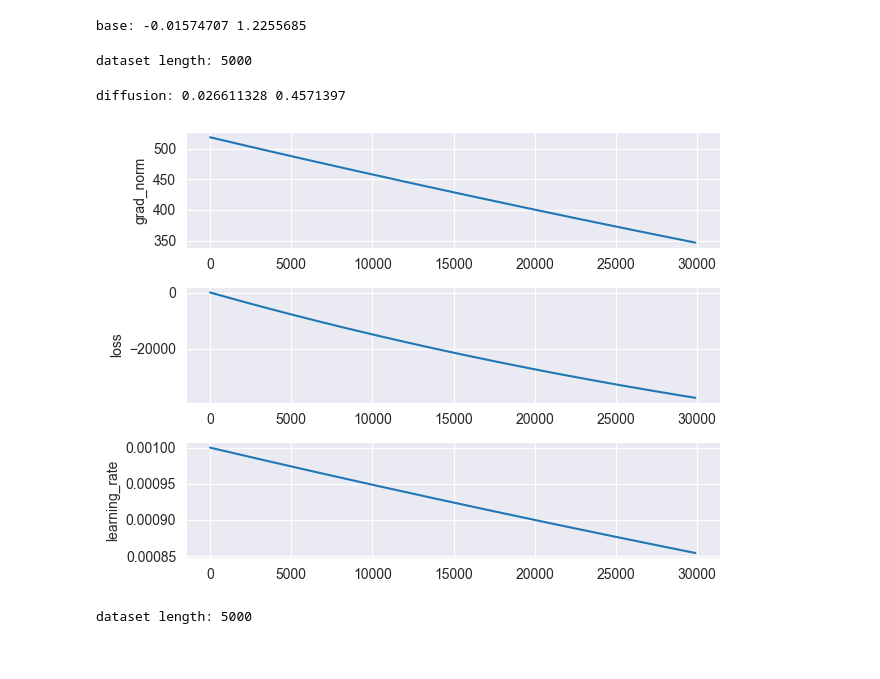
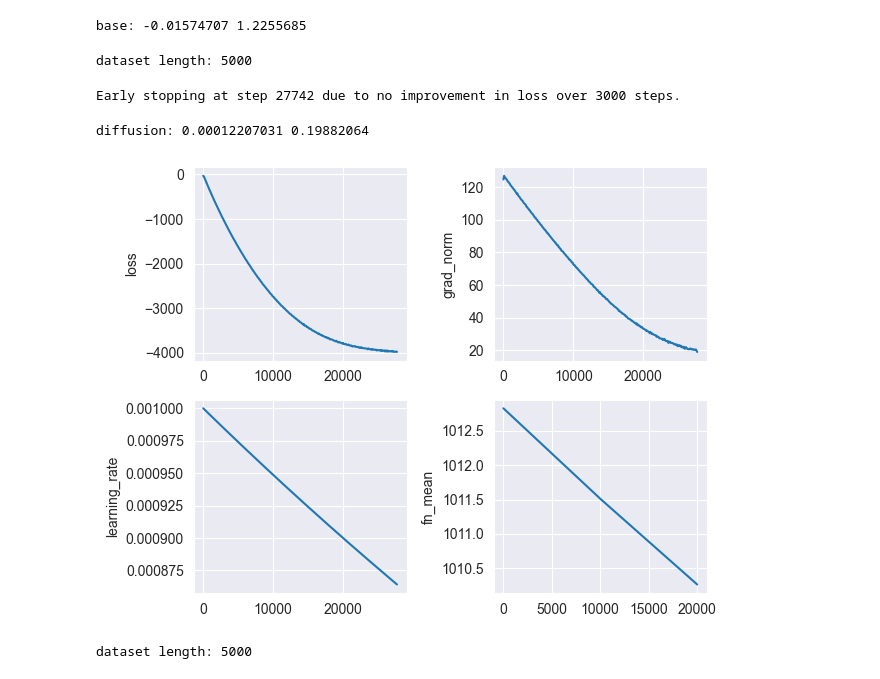
Before and after one commit to kkorolev1/mcmc-control-variates, a Jupyter notebook: diffcv.ipynb, the cells around one changed output. Cells and saved outputs as stored; diff of their text form; code cells hidden in the pictures.

```diff
--- a/diffcv.ipynb
+++ b/diffcv.ipynb
@@ -72,7 +72,7 @@ def train_model(
         rng: jax.random.PRNGKey, batch_size: int, sampler: Sampler,
         dist_dim: int, fn: tp.Callable, grad_log_prob: tp.Callable,
         lr: float=1e-3, loss_fn: str="diffusion", optim: str="sgd", l2_alpha: float=0.0,
-        n_steps: int=30_000, n_chains: int=1, fn_mean: float | None=None, *, logger: Logger
+        n_steps: int=30_000, n_chains: int=1, fn_mean: float | None=None, patience: int=1000, *, logger: Logger
     ):
 
     rng, key = jax.random.split(rng)
@@ -106,8 +106,11 @@ def train_model(
         raise NotImplementedError(f"unknown loss function: {loss_fn}")
 
     trainer = CVTrainer(
-        model, fn, dataloader,
-        optimizer, loss, logger, n_steps=n_steps, fn_mean=fn_mean
+        model, fn, grad_log_prob, dataloader,
+        optimizer, loss, logger,
+        fn_mean=fn_mean, n_steps=n_steps,
+        eval_every_n_steps=10_000,
+        patience=patience,
     )
 
     rng, key = jax.random.split(rng)
@@ -117,7 +120,7 @@ def train_model(
 
 def train_als_model(
         rng: jax.random.PRNGKey, batch_size: int, sampler: Sampler, dist_dim: int, fn: tp.Callable, grad_log_prob: tp.Callable,
-        lr: float=1e-3, n_steps: int=30_000, switch_steps:int=10_000, n_chains: int=1, *, logger: Logger
+        lr: float=1e-3, n_steps: int=30_000, switch_steps:int=10_000, n_chains: int=1, patience: int=1000, *, logger: Logger
     ):
 
     rng, key = jax.random.split(rng)
@@ -143,7 +146,10 @@ def train_als_model(
         model, fn, grad_log_prob, dataloader,
         optimizer_diffusion, optimizer_stein,
         loss_diffusion, loss_stein,
-        logger=logger, switch_steps=switch_steps, n_steps=n_steps
+        logger=logger, switch_steps=switch_steps,
+        n_steps=n_steps,
+        eval_every_n_steps=10_000,
+        patience=patience,
     )
 
     rng, key = jax.random.split(rng)
@@ -159,25 +165,27 @@ base: -0.01574707 1.2255685
 # %%
 logger = Logger()
 
 rng, key = jax.random.split(rng)
 model = train_model(
-    key, batch_size=5000, sampler=sampler, dist_dim=DIST_DIM, fn=fn, grad_log_prob=grad_log_prob,
-    lr=1e-3, loss_fn="diffusion", optim="adam", l2_alpha=0.0, n_steps=30_000, n_chains=5, fn_mean=base_estimates.mean(), logger=logger
+    key, batch_size=500, sampler=sampler, dist_dim=DIST_DIM, fn=fn, grad_log_prob=grad_log_prob,
+    lr=1e-3, loss_fn="diffusion", optim="adam", l2_alpha=0.0, n_steps=30_000, n_chains=5, fn_mean=base_estimates.mean(),
+    patience=3000, logger=logger
 )
 
 plot_log_results(logger)
 
 generator = ScalarGenerator(grad_log_prob, model)
 fn_with_cv = lambda x: fn(x) + generator(x)
 
 rng, key = jax.random.split(rng)
 diffusion_estimates = Estimator(fn_with_cv, sampler)(key, n_chains=N_CHAINS, n_estimates=MCMC_N_ESTIMATES)
 
 print("diffusion:", Estimator.bias(true_pi, diffusion_estimates), Estimator.std(diffusion_estimates))
 # %% [output]
 dataset length: 5000
-diffusion: 0.026611328 0.4571397
+Early stopping at step 27742 due to no improvement in loss over 3000 steps.
+diffusion: 0.00012207031 0.19882064
-[figure, old version]
+[figure, new version]
 # %%
 logger = Logger()
 
```
Also changed, not shown: parts of 2 cells of this notebook, 3 other files.
